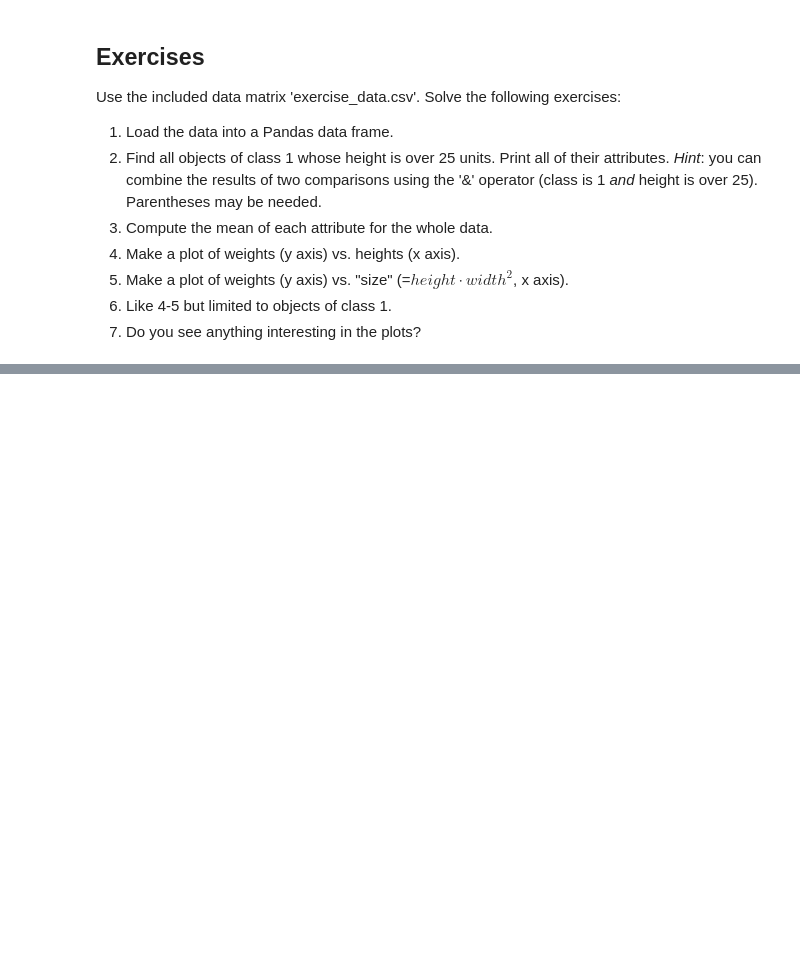
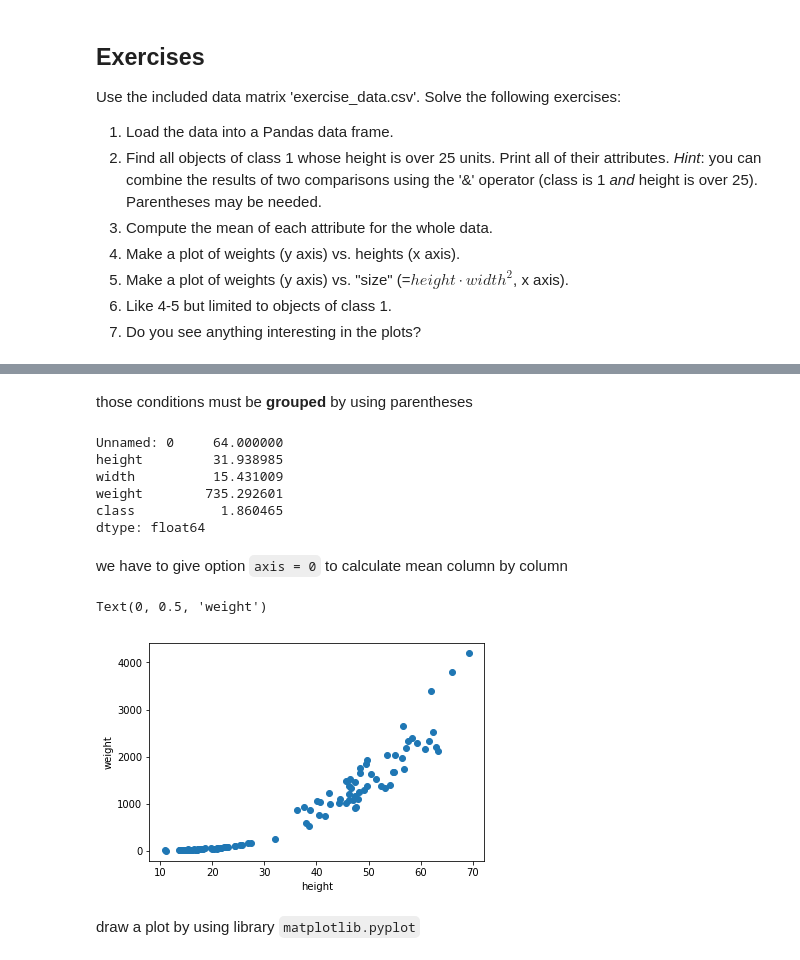
Before and after one commit to euneestella/utu_data_analysis, a Jupyter notebook: excersie/exercise_1/Python_tutorial.ipynb, the cells around one changed output, grey strips where cells are left out. Saved outputs shown, nothing was run; the diff lists cells and outputs as text; code cells hidden in the pictures; blank space fills up the shorter version.

Commit message:
python exercise

````diff
--- a/excersie/exercise_1/Python_tutorial.ipynb
+++ b/excersie/exercise_1/Python_tutorial.ipynb
@@ -459,0 +451,4 @@ Use the included data matrix 'exercise_data.csv'. Solve the following exercises:
+# %%
+# 1
+import pandas as pd
+ex_df = pd.read_csv('exercise_data.csv')
@@ -459,0 +500,25 @@ Use the included data matrix 'exercise_data.csv'. Solve the following exercises:
+# %% [markdown]
+those conditions must be **grouped** by using parentheses
+# %%
+# 3
+print(ex_df.mean(axis = 0))
+# %% [output]
+Unnamed: 0     64.000000
+height         31.938985
+width          15.431009
+weight        735.292601
+class           1.860465
+dtype: float64
+# %% [markdown]
+we have to give option ```axis = 0``` to calculate mean column by column
+# %%
+# 4
+import matplotlib.pyplot as plt
+plt.scatter(ex_df['height'], ex_df['weight'])
+plt.xlabel('height')
+plt.ylabel('weight')
+# %% [output]
+Text(0, 0.5, 'weight')
+[figure, added]
+# %% [markdown]
+draw a plot by using library ```matplotlib.pyplot```
````
Also changed, not shown: parts of 23 cells of this notebook.
